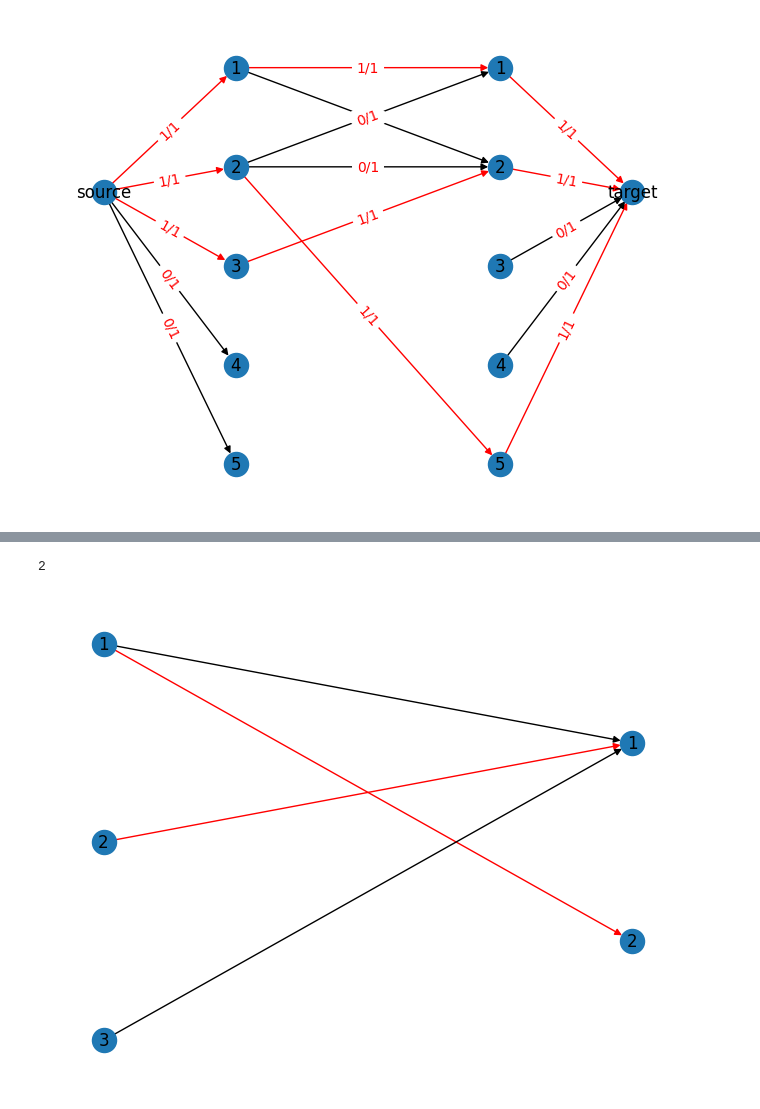
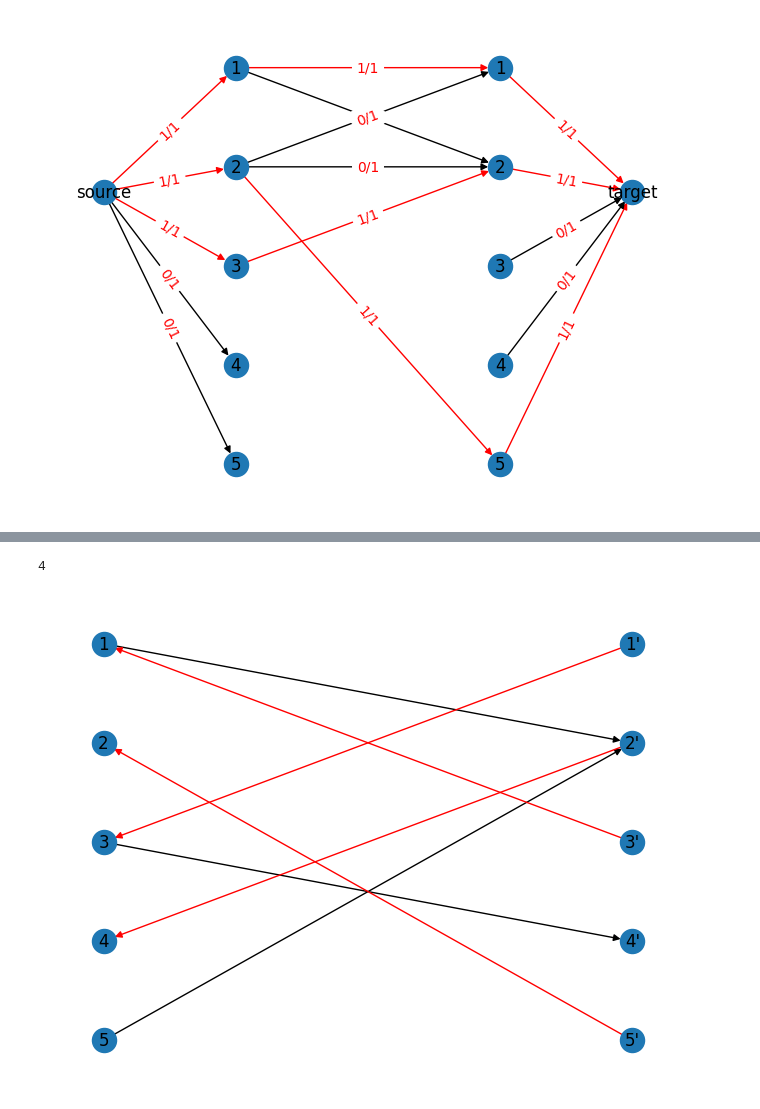
Before and after one commit to yukun-impa/algorithm-homework, a Jupyter notebook: main.ipynb, the cells around one changed output, grey strips where cells are left out. Drawn from its saved outputs; the diff is of its cells as text; code cells hidden in the pictures.

```diff
--- a/main.ipynb
+++ b/main.ipynb
@@ -129,13 +158,14 @@ maxmatch.print_result()
 # %%
 
-maxmatch = MaximumMatching2(3, 2)
-maxmatch.add_edge(1,1)
+maxmatch = MaximumMatching2(5, 5)
+maxmatch.add_edge(1,3)
+maxmatch.add_edge(3,1)
 maxmatch.add_edge(1,2)
-maxmatch.add_edge(2,1)
-
-maxmatch.add_edge(3,1)
-
+maxmatch.add_edge(3,4)
+maxmatch.add_edge(4,2)
+maxmatch.add_edge(5,2)
+maxmatch.add_edge(2,5)
 maxmatch.print_result()
 # %% [output]
-2
+4
-[figure, old version]
+[figure, new version]
```
Also changed, not shown: parts of 6 cells of this notebook, 1 other file.
